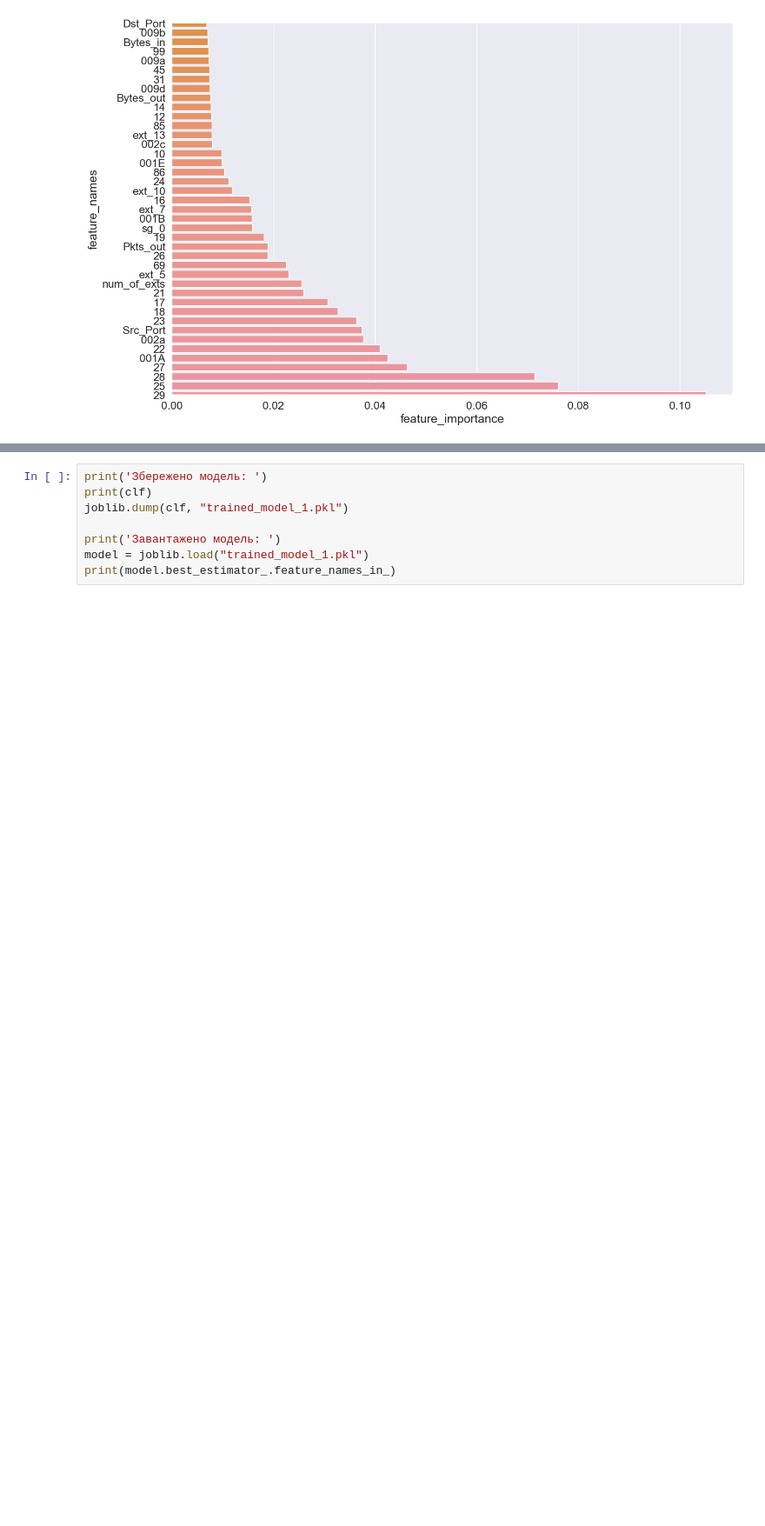
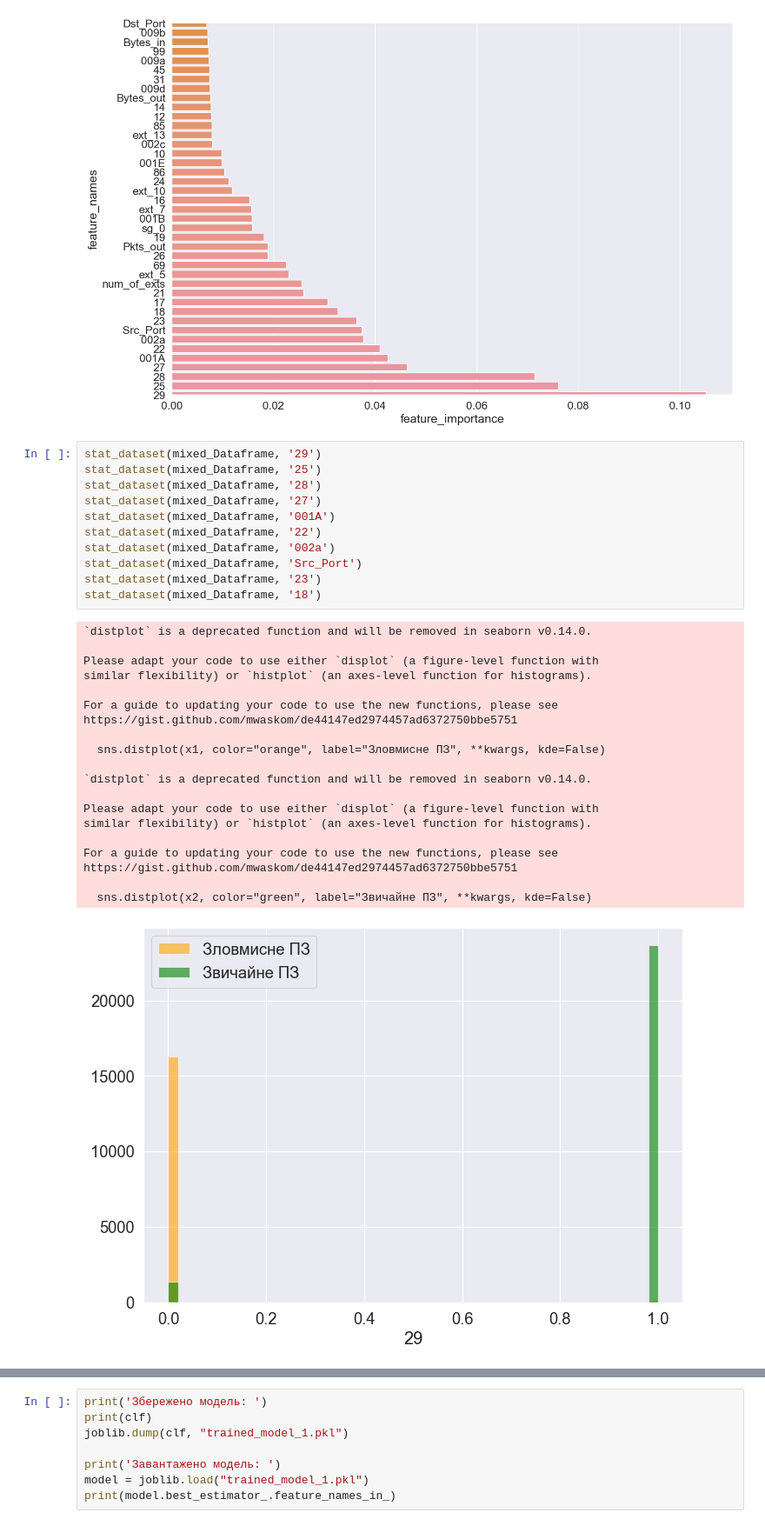
Before and after one commit to lsthisloss/hids, a Jupyter notebook: Diploma_HIDS.ipynb, the cells around one changed output, grey strips where cells are left out. Shown at 87% size. Saved outputs shown, nothing was run; the diff lists cells and outputs as text; blank space fills up the shorter version.

```diff
--- a/Diploma_HIDS.ipynb
+++ b/Diploma_HIDS.ipynb
@@ -197,3 +195,35 @@ plot_features(clf.best_estimator_.feature_importances_,train_X.columns)
 228           c045        0.000000e+00
 437       ec_pts_1        0.000000e+00
 [figure]
+# %%
+stat_dataset(mixed_Dataframe, '29')
+stat_dataset(mixed_Dataframe, '25')
+stat_dataset(mixed_Dataframe, '28')
+stat_dataset(mixed_Dataframe, '27')
+stat_dataset(mixed_Dataframe, '001A')
+stat_dataset(mixed_Dataframe, '22')
+stat_dataset(mixed_Dataframe, '002a')
+stat_dataset(mixed_Dataframe, 'Src_Port')
+stat_dataset(mixed_Dataframe, '23')
+stat_dataset(mixed_Dataframe, '18')
+# %% [output]
+`distplot` is a deprecated function and will be removed in seaborn v0.14.0.
+
+Please adapt your code to use either `displot` (a figure-level function with
+similar flexibility) or `histplot` (an axes-level function for histograms).
+
+For a guide to updating your code to use the new functions, please see
+https://gist.github.com/mwaskom/de44147ed2974457ad6372750bbe5751
+
+  sns.distplot(x1, color="orange", label="Зловмисне ПЗ", **kwargs, kde=False)
+
+`distplot` is a deprecated function and will be removed in seaborn v0.14.0.
+
+Please adapt your code to use either `displot` (a figure-level function with
+similar flexibility) or `histplot` (an axes-level function for histograms).
+
+For a guide to updating your code to use the new functions, please see
+https://gist.github.com/mwaskom/de44147ed2974457ad6372750bbe5751
+
+  sns.distplot(x2, color="green", label="Звичайне ПЗ", **kwargs, kde=False)
+[figure, added]
```
Also changed, not shown: parts of 2 cells of this notebook.
